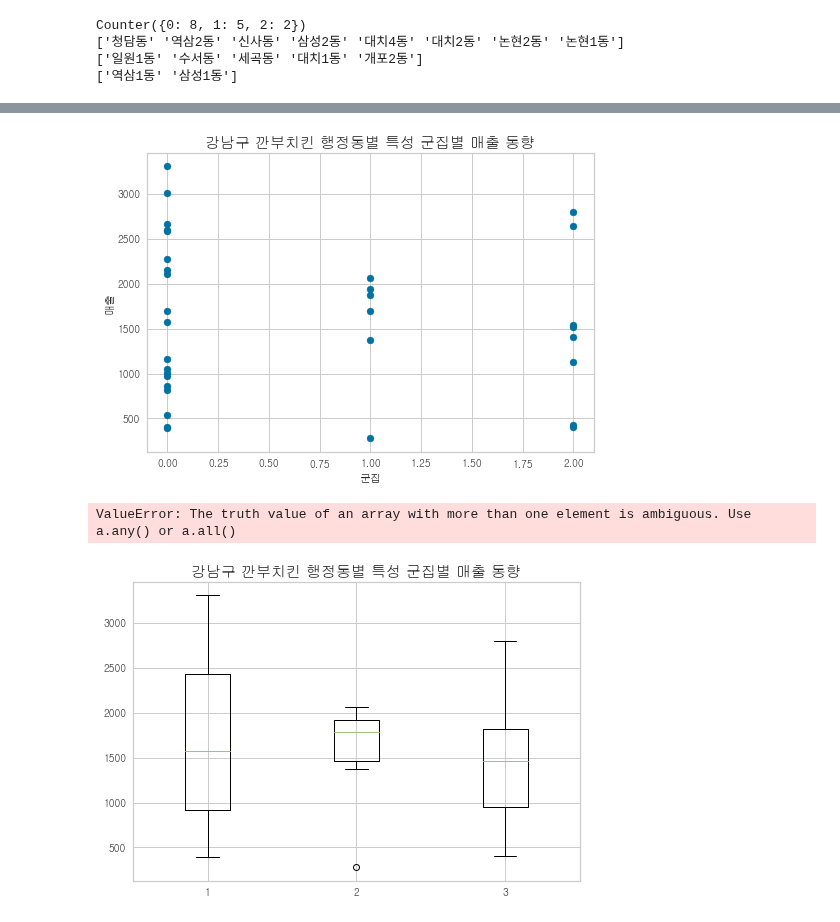
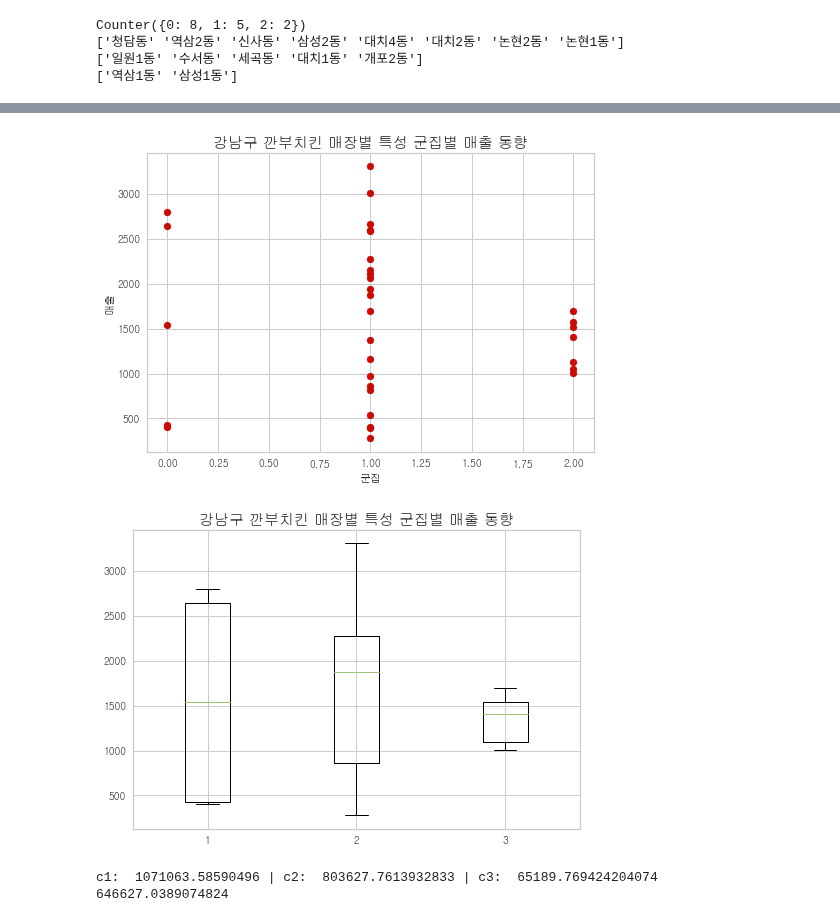
Before and after one commit to POSdata-Sales-Prediction/Store-operation-consulting, a Jupyter notebook: gangnam_geographic_clustering_fin.ipynb, the cells around one changed output, grey strips where cells are left out. Saved outputs shown, nothing was run; the diff lists cells and outputs as text; code cells hidden in the pictures.

Commit message:
[22.05.04] new feature clustering_YL

```diff
--- a/gangnam_geographic_clustering_fin.ipynb
+++ b/gangnam_geographic_clustering_fin.ipynb
@@ -221,7 +265,7 @@ from sklearn.cluster import KMeans
 # preprocessing 후 분산 확인
 from sklearn.preprocessing import MinMaxScaler  # 표준화 패키지 라이브러리
 from sklearn.preprocessing import StandardScaler  # 표준화 패키지 라이브러리
-store_geofeature_data = store_feature.iloc[:,4:7].values
+store_geofeature_data = store_feature.iloc[:,6:9].values
 
 store_geofeature_data = MinMaxScaler().fit_transform(store_geofeature_data) # x객체에 x를 표준화한 데이터를 저장
 #geofeature_data = StandardScaler().fit_transform(geofeature_data) # x객체에 x를 표준화한 데이터를 저장
@@ -268,13 +314,13 @@ Counter({0: 26, 1: 7})
 # %%
-## 2. 입지특성(문화·체육·휴양시설, 상업지역, 주거지역) + 인구 특성 clustering 진행
+## 2.1 입지특성(문화·체육·휴양시설, 상업지역, 주거지역) + 인구 특성 clustering 진행
 from yellowbrick.cluster import KElbowVisualizer
 from sklearn.cluster import KMeans
 
-## 2-1. 행정동 별 입지 + 인구특성 clustering 진행
+## 2.1-1. 행정동 별 입지 + 인구특성 clustering 진행
 # preprocessing 후 분산 확인
 from sklearn.preprocessing import MinMaxScaler  # 표준화 패키지 라이브러리
 from sklearn.preprocessing import StandardScaler  # 표준화 패키지 라이브러리
-dong_totalfeature_data = dong_feature.iloc[:,[3,7]].values
+dong_totalfeature_data = dong_feature.iloc[:,[2,9]].values
 
 dong_totalfeature_data = MinMaxScaler().fit_transform(dong_totalfeature_data) # x객체에 x를 표준화한 데이터를 저장
 #geofeature_data = StandardScaler().fit_transform(geofeature_data) # x객체에 x를 표준화한 데이터를 저장
@@ -319,13 +442,13 @@ Counter({0: 8, 1: 5, 2: 2})
 # %%
-## 2. 입지특성(문화·체육·휴양시설, 상업지역, 주거지역) + 인구 특성 clustering 진행
+## 2.1 입지특성(문화·체육·휴양시설, 상업지역, 주거지역) + 인구 특성 clustering 진행
 from yellowbrick.cluster import KElbowVisualizer
 from sklearn.cluster import KMeans
 
-## 2-2. 점포 별 입지 + 인구특성 clustering 진행
+## 2.1-2. 점포 별 입지 + 인구특성 clustering 진행
 # preprocessing 후 분산 확인
 from sklearn.preprocessing import MinMaxScaler  # 표준화 패키지 라이브러리
 from sklearn.preprocessing import StandardScaler  # 표준화 패키지 라이브러리
-store_totalfeature_data = store_feature.iloc[:,[3,7]].values
+store_totalfeature_data = store_feature.iloc[:,[10,12]].values
 
 store_totalfeature_data = MinMaxScaler().fit_transform(store_totalfeature_data) # x객체에 x를 표준화한 데이터를 저장
 #geofeature_data = StandardScaler().fit_transform(geofeature_data) # x객체에 x를 표준화한 데이터를 저장
@@ -409,7 +608,7 @@ store_feature
 | 32 | 깐부치킨(개포점) | 개포2동 | 1377.086 | 1.07 | 0.161833 | 0.087827 | 0.750340 | 0 | ... |
 # %%
 ## plot 출력을 위한 결과 dataframe 제작
-store_cluster = pd.merge(store_feature[["매장명","행정동","인구당매출","store_cluster_total"]],
-                           dong_feature[["행정동","dong_cluster_total"]], on="행정동", how="right")
+store_cluster = pd.merge(store_feature[["매장명","행정동","인구당매출","store_cluster_total", "store_cluster_total_new"]],
+                           dong_feature[["행정동","dong_cluster_total","dong_cluster_total_new"]], on="행정동", how="right")
 store_cluster
 # %% [output]
@@ -442,24 +697,31 @@ rc('font', family=font)
 # %%
-## 행정동별 feature 매출 동향
-# 산점도
-plt.scatter(store_cluster["dong_cluster_total"], store_cluster["인구당매출"])
-plt.title('강남구 깐부치킨 행정동별 특성 군집별 매출 동향', fontsize=15)
+# 매장별 feature 매출 동향
+plt.scatter(store_cluster["store_cluster_total"], store_cluster["인구당매출"], color="r")
+plt.title('강남구 깐부치킨 매장별 특성 군집별 매출 동향', fontsize=15)
 #plt.xlabel("sepal_length")
 plt.ylabel("매출")
 plt.xlabel("군집")
 plt.show()
 
 # boxplot
-c1 = store_cluster[store_cluster["dong_cluster_total"] == 0]["인구당매출"].to_list()
-c2 = store_cluster[store_cluster["dong_cluster_total"] == 1]["인구당매출"].to_list()
-c3 = store_cluster[store_cluster["dong_cluster_total"] == 2]["인구당매출"].to_list()
+c1 = store_cluster[store_cluster["store_cluster_total"] == 0]["인구당매출"].to_list()
+c2 = store_cluster[store_cluster["store_cluster_total"] == 1]["인구당매출"].to_list()
+c3 = store_cluster[store_cluster["store_cluster_total"] == 2]["인구당매출"].to_list()
 
 value = [c1, c2, c3]
 plt.boxplot(value) # vert: 가로/세로 상자그림
-plt.title('강남구 깐부치킨 행정동별 특성 군집별 매출 동향', fontsize=15)
-plt.xticks(value, labels=["0","1","2"])
+plt.title('강남구 깐부치킨 매장별 특성 군집별 매출 동향', fontsize=15)
+#plt.xticks(value, labels=["0","1","2"])
 plt.show()
+
+
+c1_v = np.var(c1)
+c2_v = np.var(c2)
+c3_v = np.var(c3)
+print("c1: ", c1_v, "| c2: ", c2_v, "| c3: ", c3_v)
+print(np.mean([c1_v,c2_v,c3_v]))
 # %% [output]
-[figure, old version]
+[figure, new version]
+[figure, new version]
-ValueError: The truth value of an array with more than one element is ambiguous. Use a.any() or a.all()
+c1:  1071063.58590496 | c2:  803627.7613932833 | c3:  65189.769424204074
+646627.0389074824
-[figure, old version]
```
Also changed, not shown: parts of 32 cells of this notebook.
